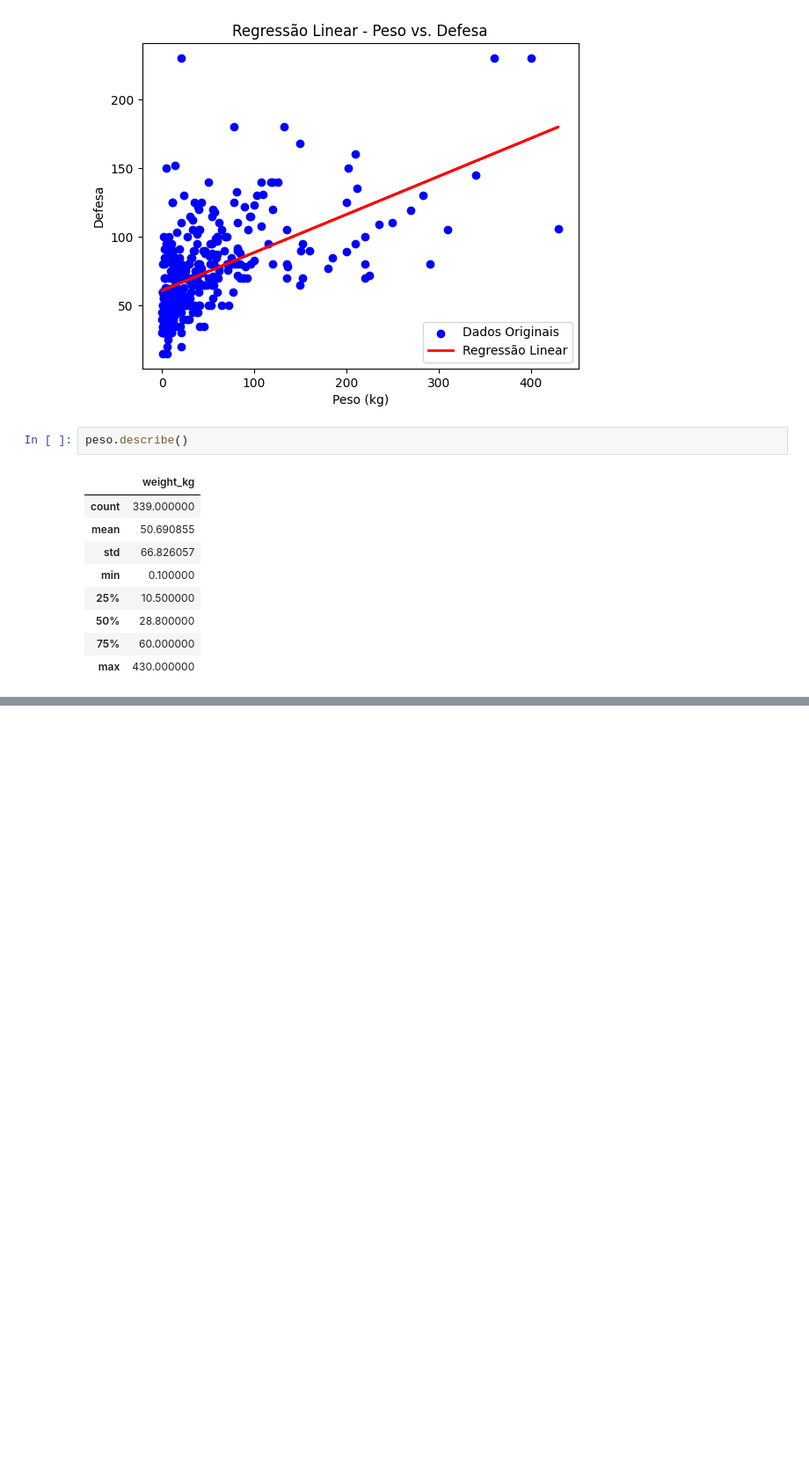
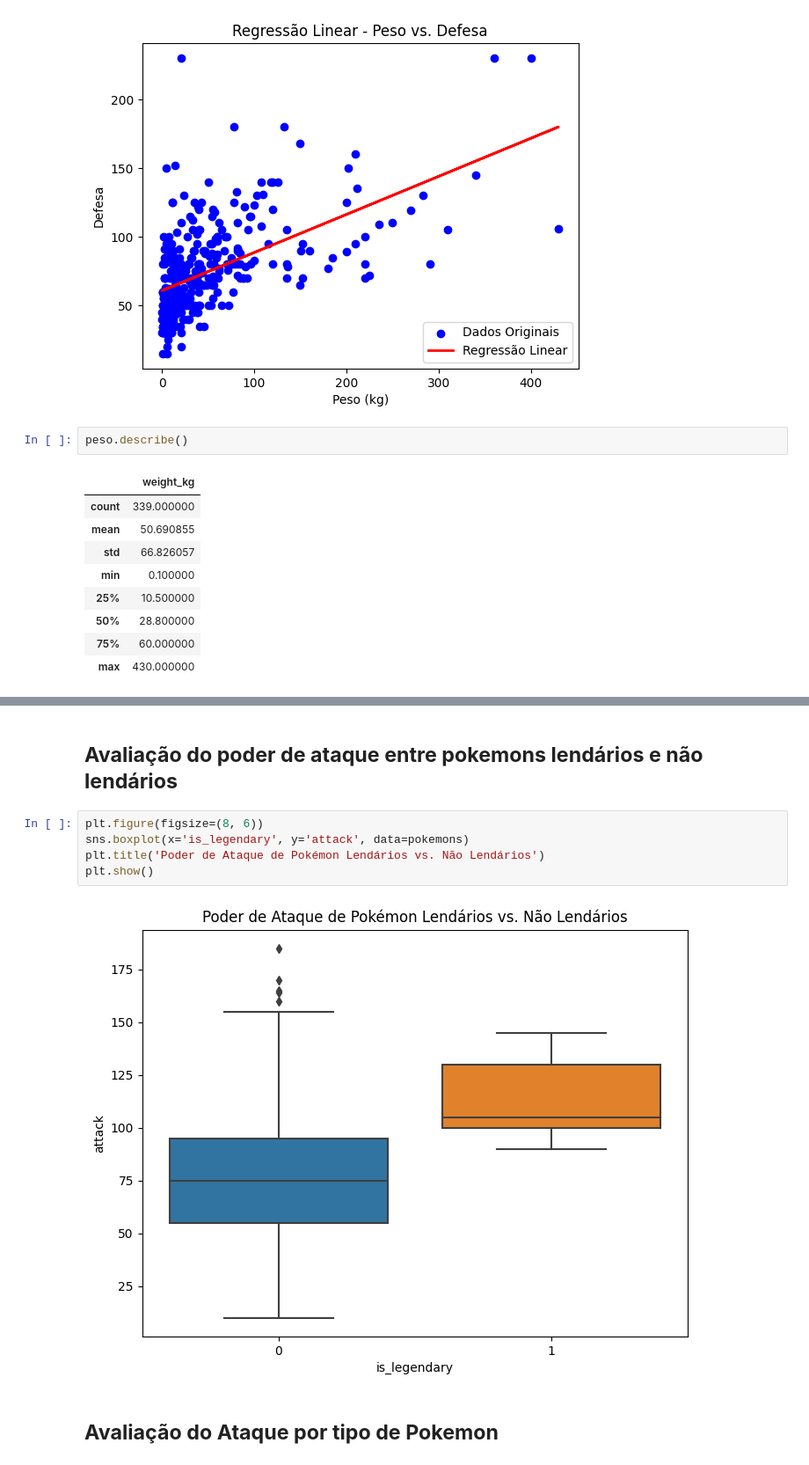
Before and after one commit to Danilosauro/Pokemon_Dataset_Analysis, a Jupyter notebook: Kaggle_Analysis_Pokemon_Dataset.ipynb, the cells around one changed output, grey strips where cells are left out. Shown at 88% size. Cells and saved outputs as stored; diff of their text form; blank space fills up the shorter version.

```diff
--- a/Kaggle_Analysis_Pokemon_Dataset.ipynb
+++ b/Kaggle_Analysis_Pokemon_Dataset.ipynb
@@ -314,0 +395,11 @@ plt.show()
+# %% [markdown]
+## **Avaliação do poder de ataque entre pokemons lendários e não lendários**
+# %%
+plt.figure(figsize=(8, 6))
+sns.boxplot(x='is_legendary', y='attack', data=pokemons)
+plt.title('Poder de Ataque de Pokémon Lendários vs. Não Lendários')
+plt.show()
+# %% [output]
+[figure, added]
+# %% [markdown]
+## **Avaliação do Ataque por tipo de Pokemon**
```
Also changed, not shown: parts of 35 cells of this notebook.
